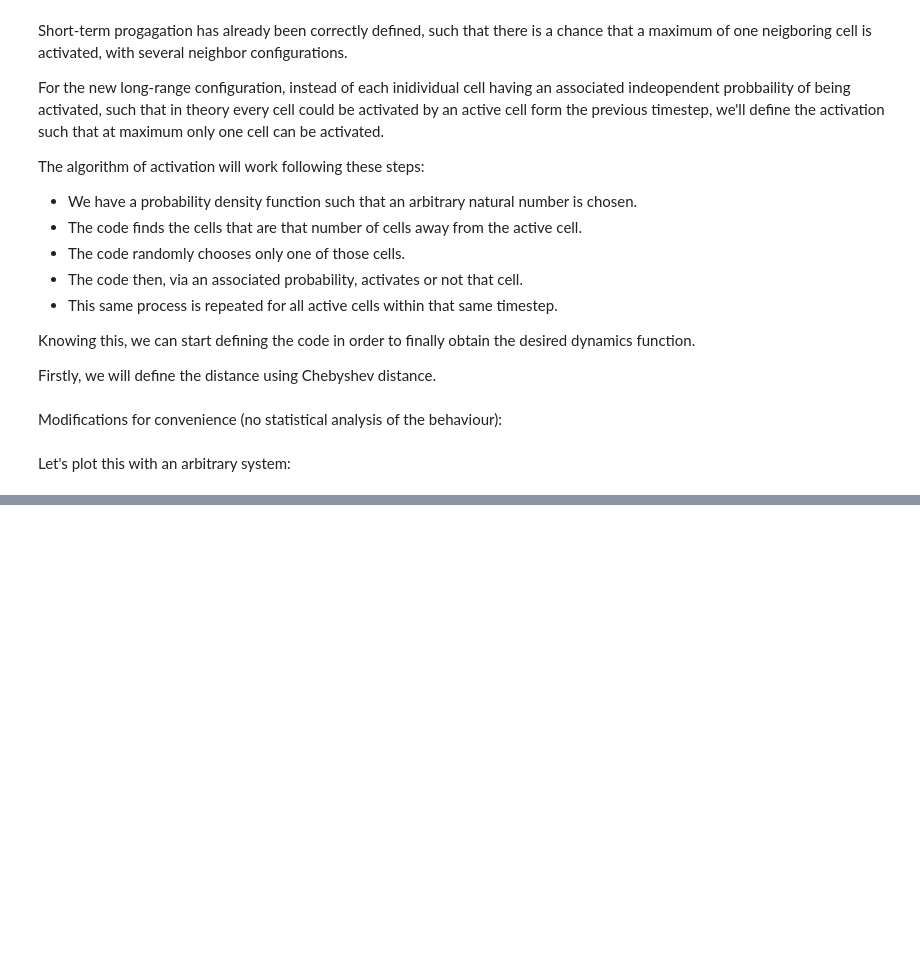
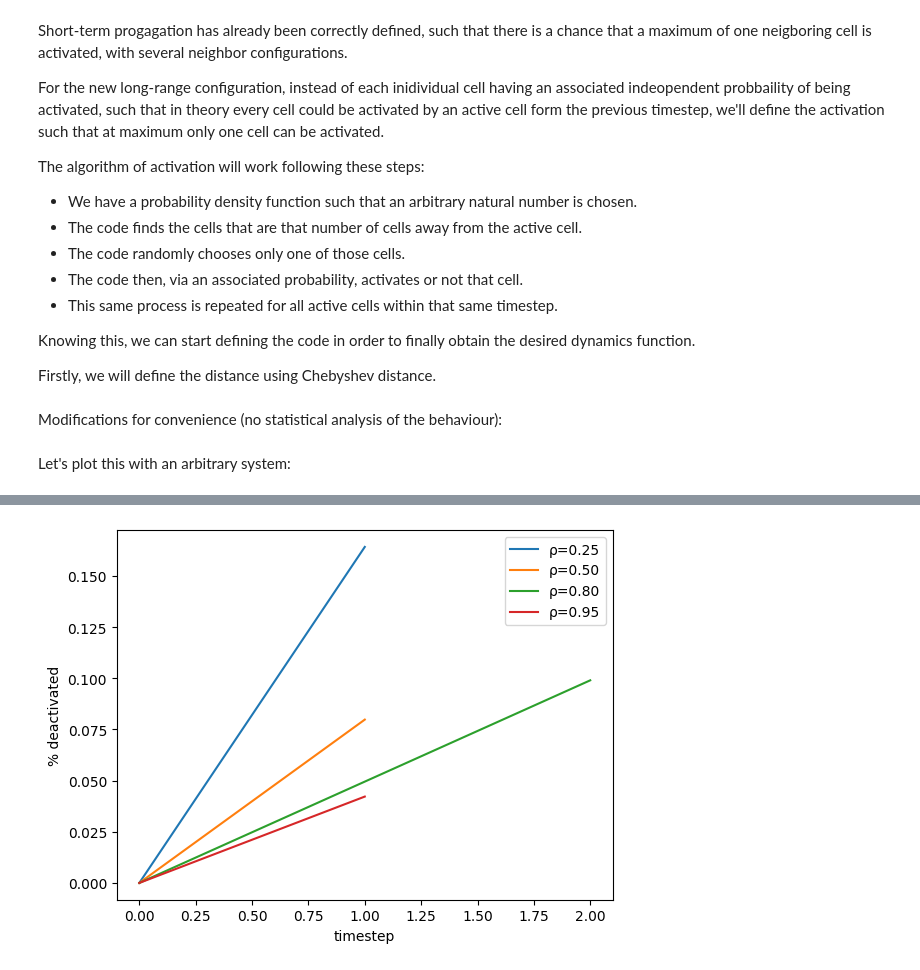
Before and after one commit to IgnacioMPineda/IPT-problem---Mousetrap-Dynamics, a Jupyter notebook: Notebook 0 - Theory and Applications. Approach to the problem.ipynb, the cells around one changed output, grey strips where cells are left out. Drawn from its saved outputs; the diff is of its cells as text; code cells hidden in the pictures; blank space fills up the shorter version.

```diff
--- a/Notebook 0 - Theory and Applications. Approach to the problem.ipynb
+++ b/Notebook 0 - Theory and Applications. Approach to the problem.ipynb
@@ -1252,0 +1266,20 @@ The last thing we'll do is, in the plots plotting the state of the cells, we'll
+# %%
+f_k = lambda rng: rng.geometric(p=0.3) + 1
+p_succ_long = lambda k: 0.2 * np.exp(-k / 5)
+
+hist_low  = final_history(0.25, f_k, p_succ_long, p_succ_short=0.9, p_long=0.5, m=1, L=50, steps=200, rng=None)
+hist_mid  = final_history(0.5,  f_k, p_succ_long, p_succ_short=0.9, p_long=0.5, m=1, L=50, steps=200, rng=None)
+hist_high = final_history(0.8,  f_k, p_succ_long, p_succ_short=0.9, p_long=0.5, m=1, L=50, steps=200, rng=None)
+hist_max  = final_history(0.95, f_k, p_succ_long, p_succ_short=0.9, p_long=0.5, m=1, L=50, steps=200, rng=None)
+
+plt.plot(pct_deactivated(hist_low),  label='ρ=0.25')
+plt.plot(pct_deactivated(hist_mid),  label='ρ=0.50')
+plt.plot(pct_deactivated(hist_high), label='ρ=0.80')
+plt.plot(pct_deactivated(hist_max),  label='ρ=0.95')
+plt.xlabel('timestep')
+plt.ylabel('% deactivated')
+plt.legend()
+plt.savefig('pct_deactivated.png', dpi=300, bbox_inches='tight')
+plt.show()
+# %% [output]
+[figure, added]
```
Also changed, not shown: parts of 12 cells of this notebook.
